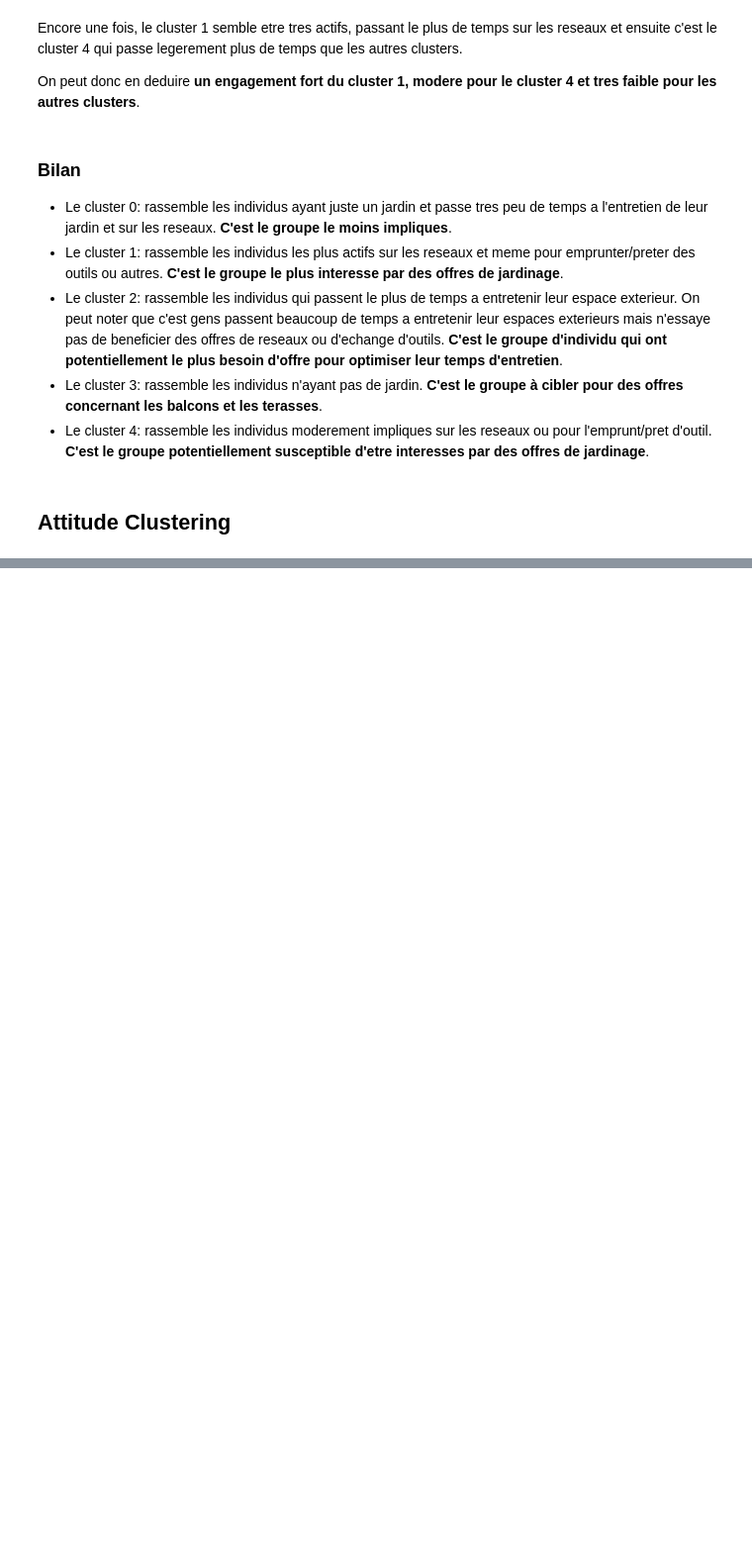
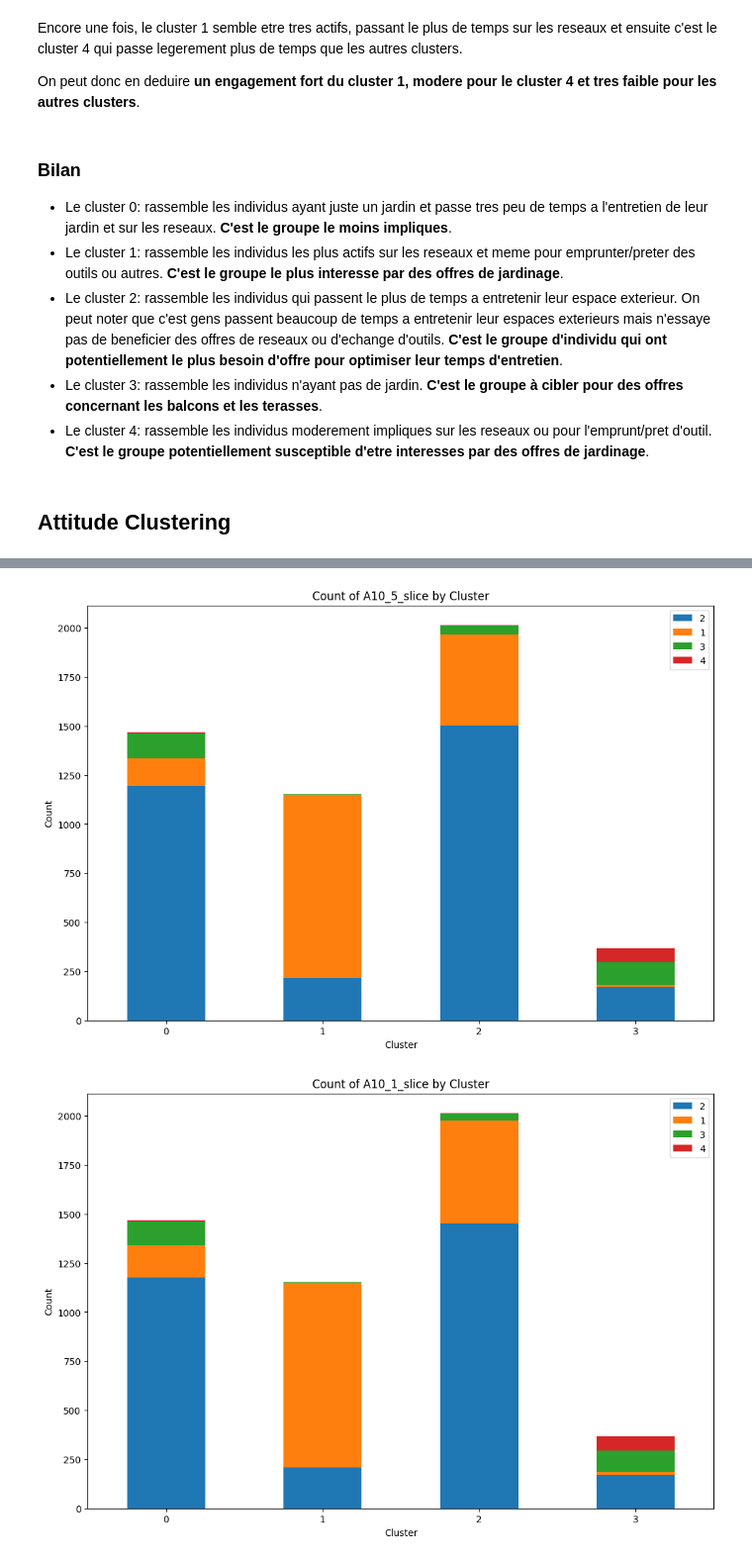
Before and after one commit to Coartix/Kantar, a Jupyter notebook: Clustering.ipynb, the cells around one changed output, grey strips where cells are left out. Shown at 99% size. Cells and saved outputs as stored; diff of their text form; code cells hidden in the pictures; blank space fills up the shorter version.

```diff
--- a/Clustering.ipynb
+++ b/Clustering.ipynb
@@ -453,0 +505,7 @@ KMeans(n_clusters=4, n_init=10, random_state=42)
+# %%
+compare_cluster_answers(df_attitude, 'cluster', 'A10_5_slice')
+compare_cluster_answers(df_attitude, 'cluster', 'A10_1_slice')
+compare_cluster_answers(df_attitude, 'cluster', 'A10_8_slice')
+# %% [output]
+[figure, added]
+[figure, added]
```
Also changed, not shown: parts of 25 cells of this notebook.
